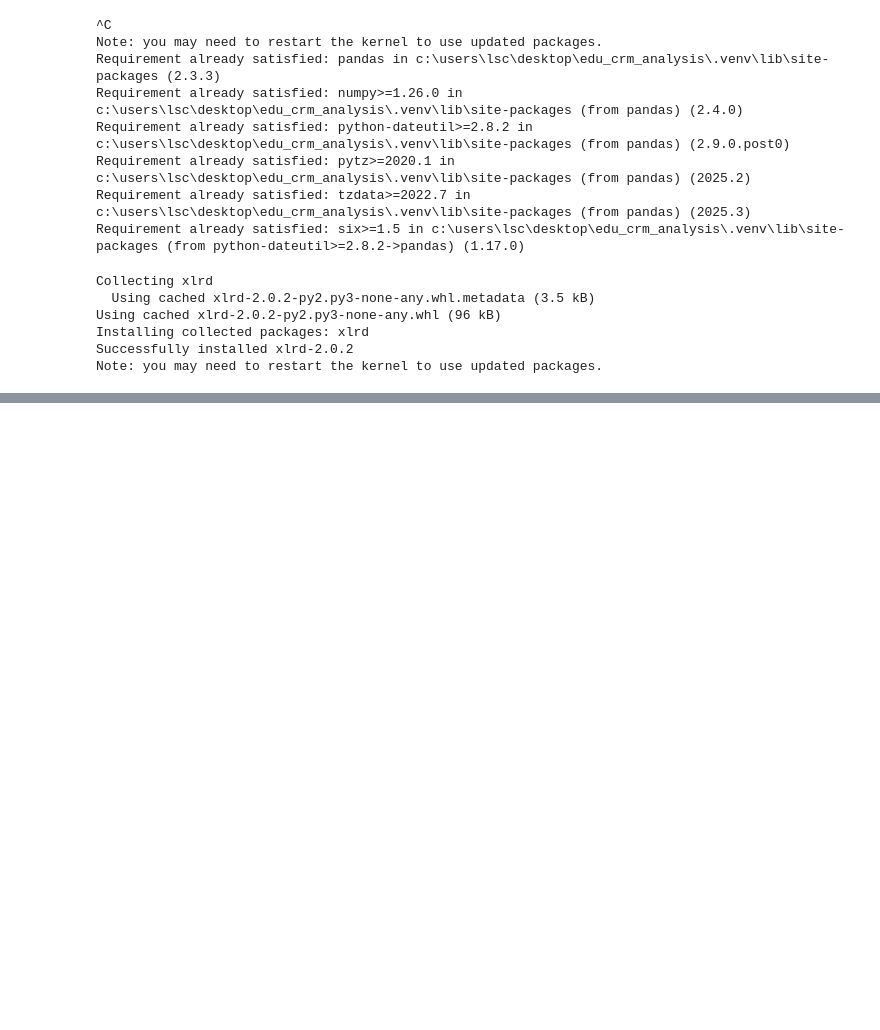
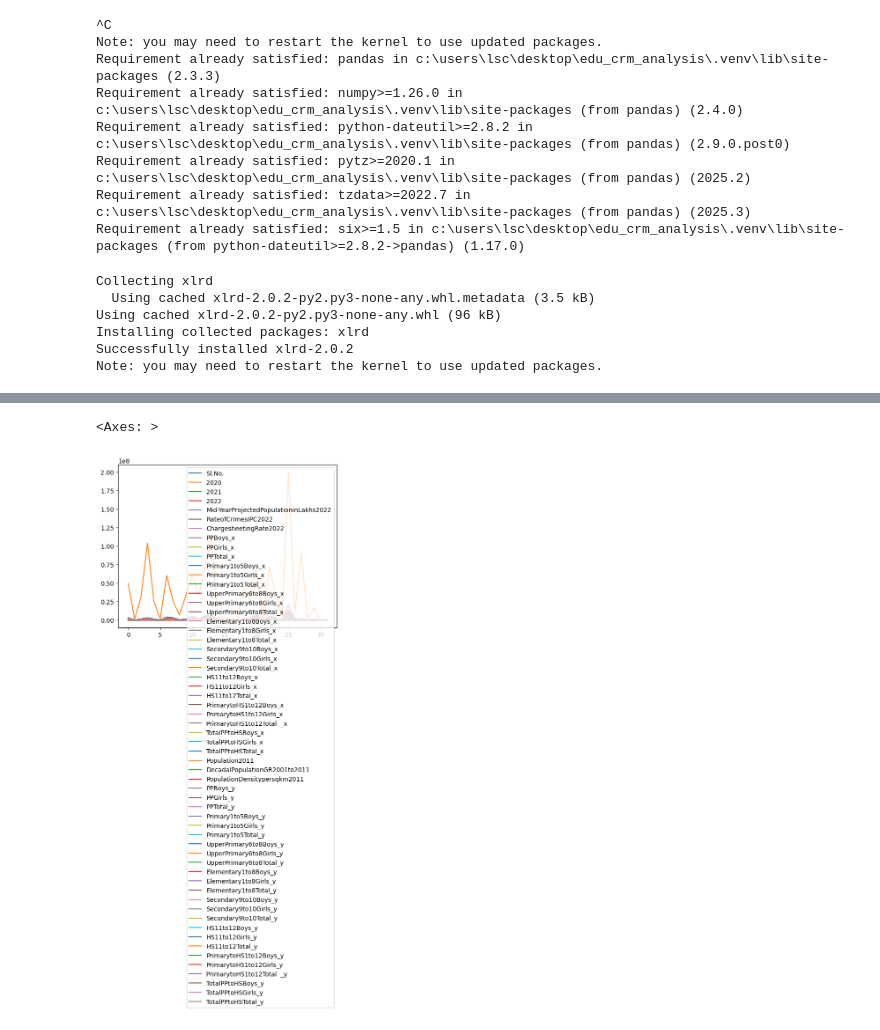
Before and after one commit to jyotithakur5357836-netizen/EDU_CRM_ANALYSIS, a Jupyter notebook: main.ipynb, the cells around one changed output, grey strips where cells are left out. Drawn from its saved outputs; the diff is of its cells as text; code cells hidden in the pictures; blank space fills up the shorter version.

```diff
--- a/main.ipynb
+++ b/main.ipynb
@@ -34,5 +34,5 @@ df4 = pd.merge(df1, df2,on=['India_State_UT'])
 # %%
 df5 = pd.merge(df3, df2,on=['India_State_UT'])
 # %%
-df6 = pd.merge(df4, df5,on=['India_State_UT'])
+final_df = pd.merge(df4, df5,on=['India_State_UT'])
 # %%
@@ -50,0 +104,5 @@ print(one_col,sec_col)'''
+# %%
+final_df.plot()
+# %% [output]
+<Axes: >
+[figure, added]
```
Also changed, not shown: parts of 4 cells of this notebook.
